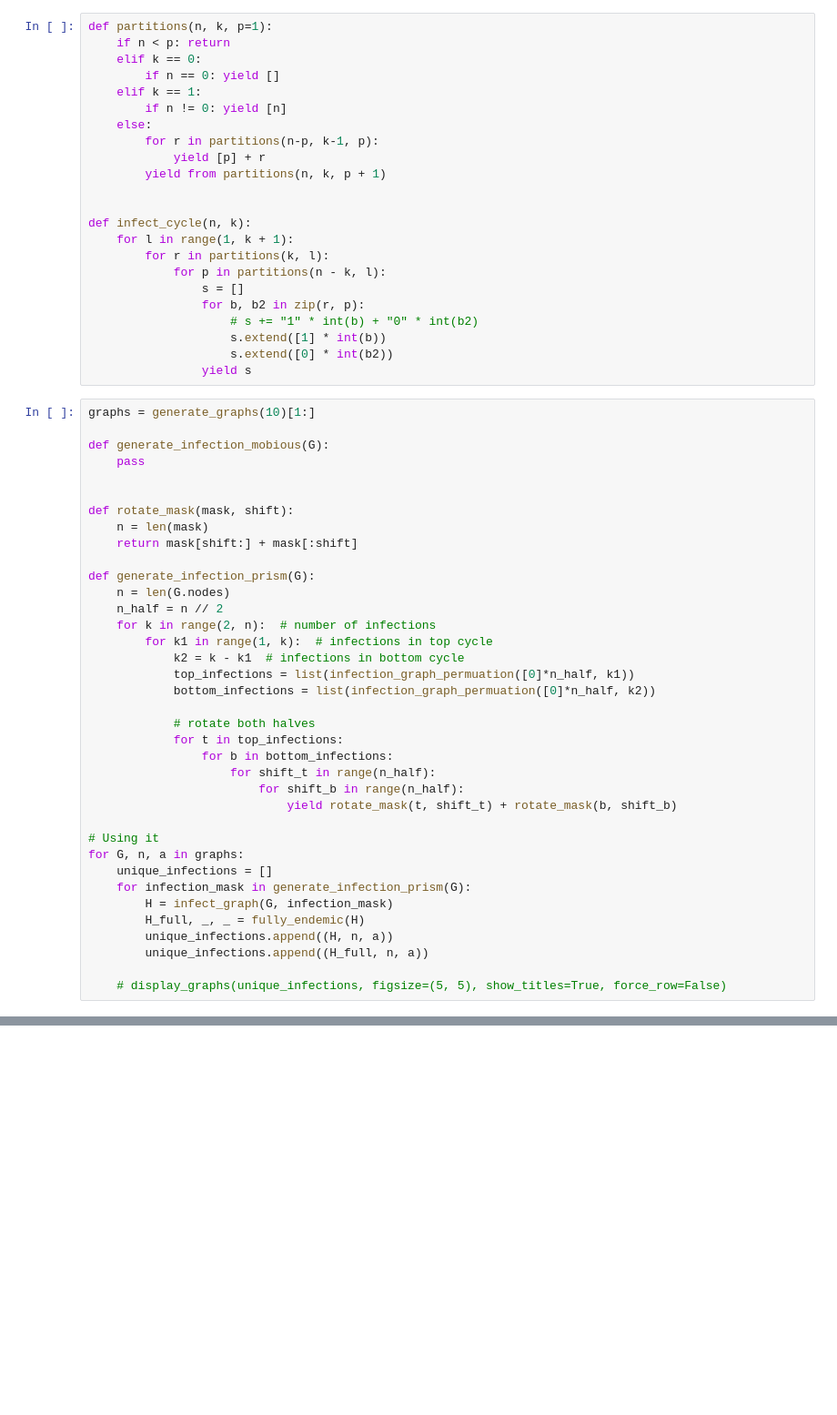
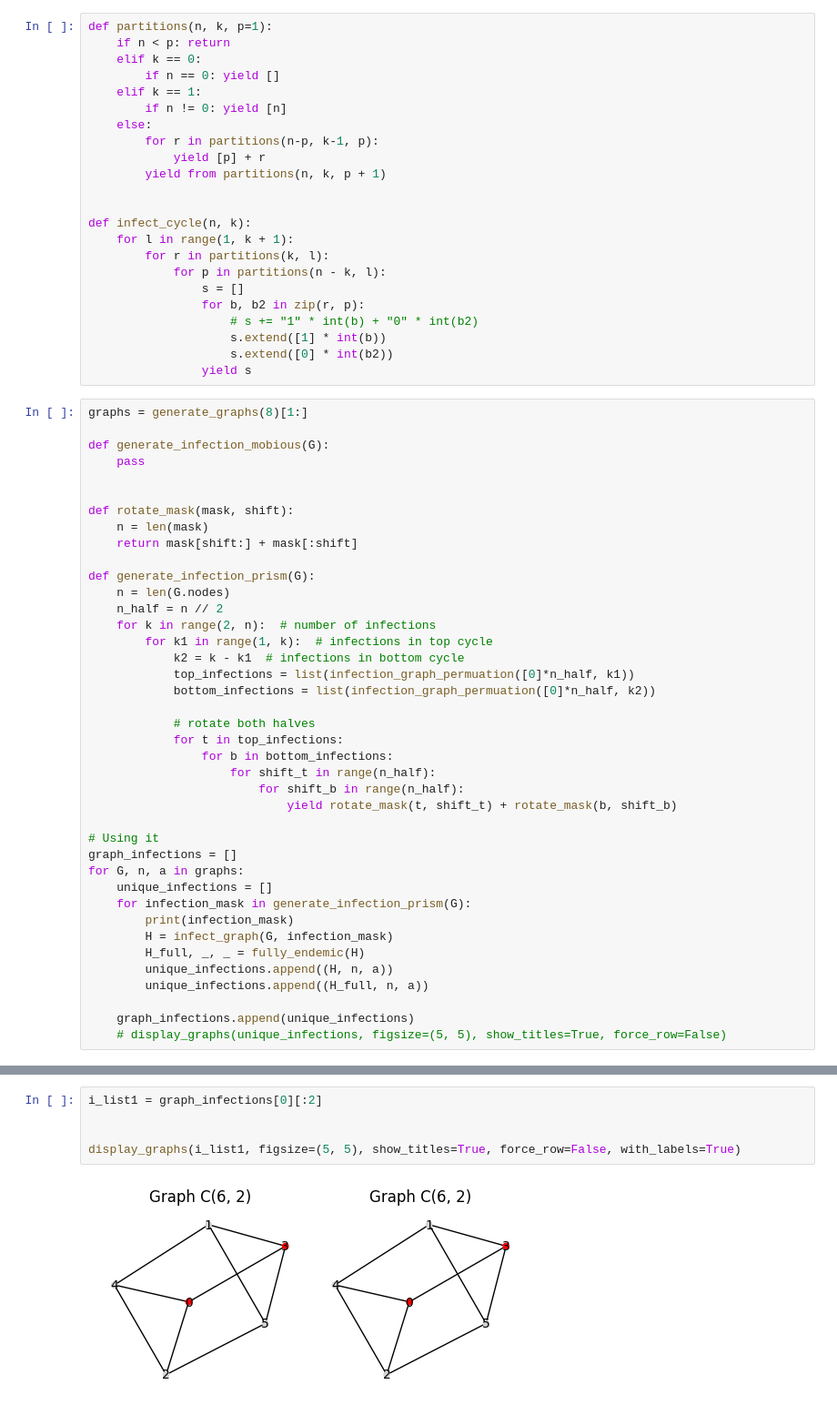
Before and after one commit to matej-2003/graph_theory_research_project, a Jupyter notebook: generator.ipynb, the cells around one changed output, grey strips where cells are left out. Shown at 91% size. Cells and saved outputs as stored; diff of their text form; blank space fills up the shorter version.

```diff
--- a/generator.ipynb
+++ b/generator.ipynb
@@ -39,7 +39,7 @@ def infect_cycle(n, k):
 					s.extend([0] * int(b2))
 				yield s
 # %%
-graphs = generate_graphs(10)[1:]
+graphs = generate_graphs(8)[1:]
 
 def generate_infection_mobious(G):
     pass
@@ -66,13 +66,16 @@ def generate_infection_prism(G):
                             yield rotate_mask(t, shift_t) + rotate_mask(b, shift_b)
 
 # Using it
+graph_infections = []
 for G, n, a in graphs:
     unique_infections = []
     for infection_mask in generate_infection_prism(G):
+        print(infection_mask)
         H = infect_graph(G, infection_mask)
         H_full, _, _ = fully_endemic(H)
         unique_infections.append((H, n, a))
         unique_infections.append((H_full, n, a))
 
+    graph_infections.append(unique_infections)
     # display_graphs(unique_infections, figsize=(5, 5), show_titles=True, force_row=False)
 # %% [output]
@@ -79,0 +99,7 @@ number of graphs for n=10 : 2
+# %%
+i_list1 = graph_infections[0][:2]
+
+
+display_graphs(i_list1, figsize=(5, 5), show_titles=True, force_row=False, with_labels=True)
+# %% [output]
+[figure, added]
```
Also changed, not shown: parts of 3 cells of this notebook, 2 other files.
